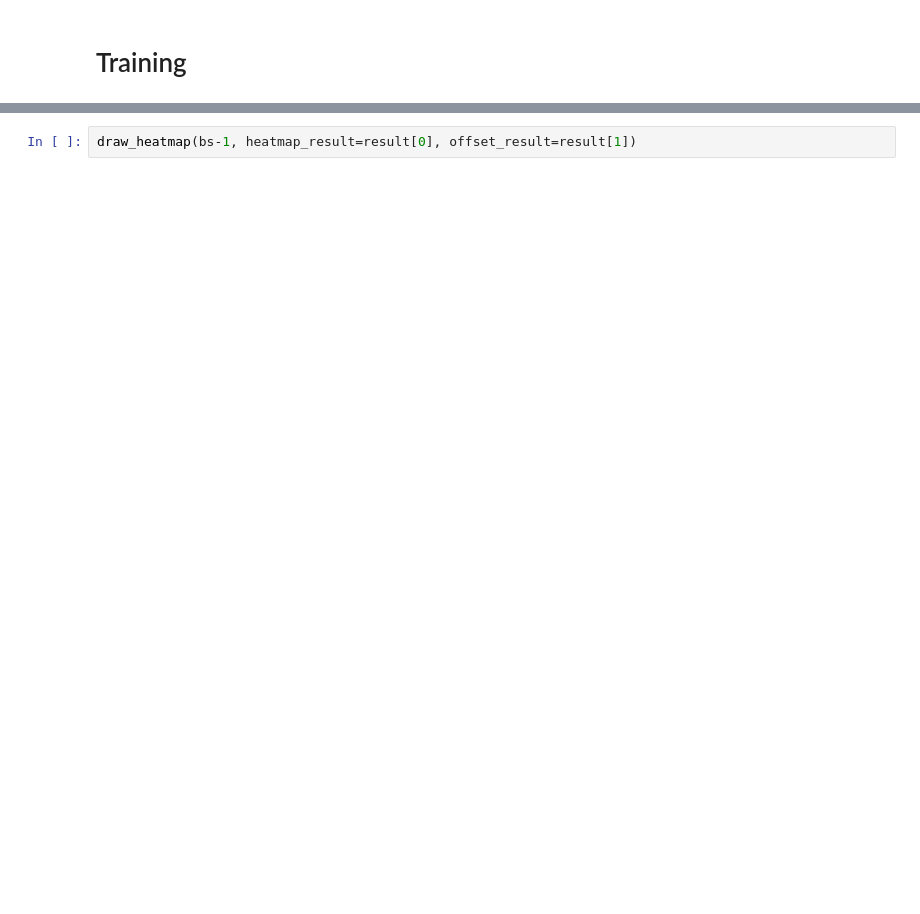
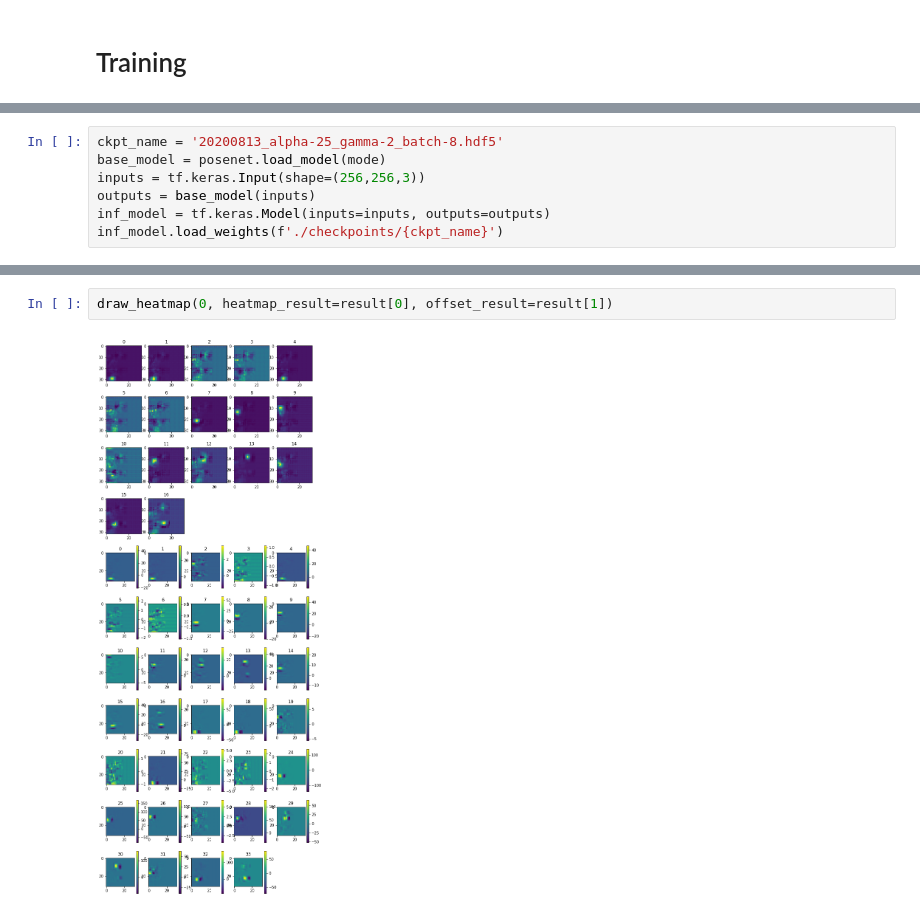
Before and after one commit to EverySports/Deep-Learning, a Jupyter notebook: Train.ipynb, the cells around one changed output, grey strips where cells are left out. Saved outputs shown, nothing was run; the diff lists cells and outputs as text; blank space fills up the shorter version.

```diff
--- a/Train.ipynb
+++ b/Train.ipynb
@@ -435,0 +418,7 @@ Epoch 4/10
+# %%
+ckpt_name = '20200813_alpha-25_gamma-2_batch-8.hdf5'
+base_model = posenet.load_model(mode)
+inputs = tf.keras.Input(shape=(256,256,3))
+outputs = base_model(inputs)
+inf_model = tf.keras.Model(inputs=inputs, outputs=outputs)
+inf_model.load_weights(f'./checkpoints/{ckpt_name}')
@@ -444,2 +449,4 @@ draw_heatmap(bs-1, *regr)
 # %%
-draw_heatmap(bs-1, heatmap_result=result[0], offset_result=result[1])
+draw_heatmap(0, heatmap_result=result[0], offset_result=result[1])
+# %% [output]
+[figure, added]
```
Also changed, not shown: parts of 18 cells of this notebook.
